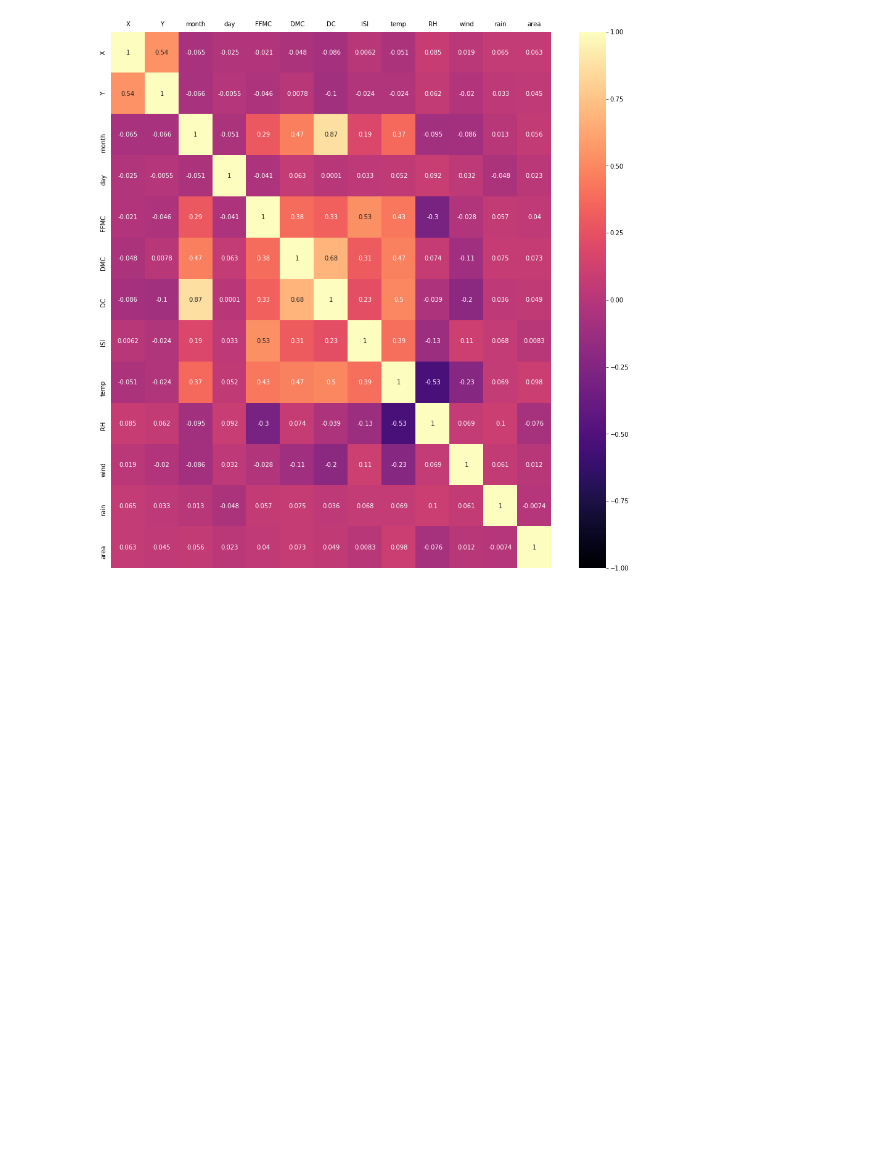
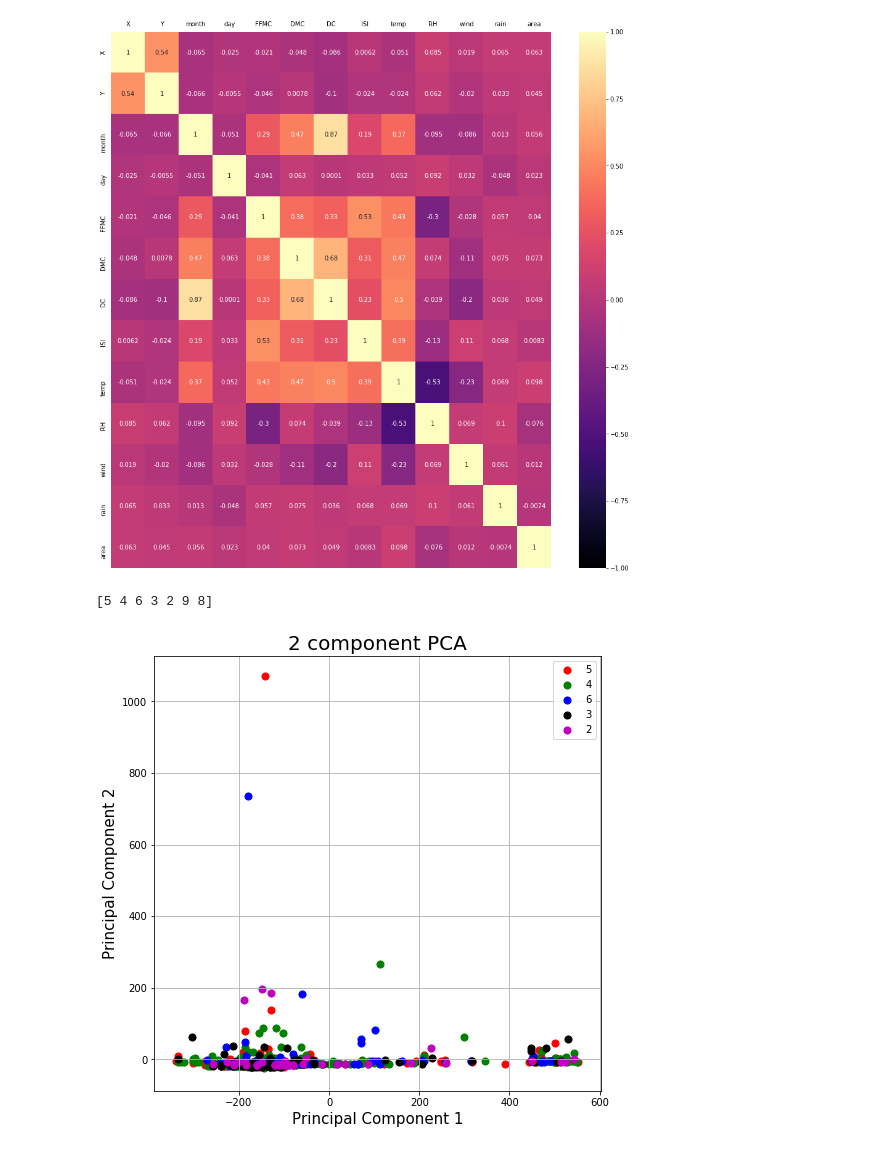
Before and after one commit to amirgamil/4641-Project, a Jupyter notebook: datasets/uci/Wildfire Prediction Notebook.ipynb, the cells around one changed output. Saved outputs shown, nothing was run; the diff lists cells and outputs as text; code cells hidden in the pictures; blank space fills up the shorter version.

Commit message:
added PCA to UCI dataset

```diff
--- a/datasets/uci/Wildfire Prediction Notebook.ipynb
+++ b/datasets/uci/Wildfire Prediction Notebook.ipynb
@@ -11,7 +12,7 @@ import calendar
 import seaborn as sns
 # %%
 # Import Dataset
-uci = pd.read_csv("4641-Project/datasets/uci/forestfires.csv")
+uci = pd.read_csv("forestfires.csv")
 # %%
 uci
 # %% [output]
@@ -65,3 +66,34 @@ ax = sns.heatmap(uci.corr(), annot=True, fmt='.2g', vmin=-1, vmax=1, center=0, c
 ax.tick_params(axis='both', which='both', labelsize=10, labelbottom = False, left=False, bottom=False, top = False, labeltop=True)
 # %% [output]
 [figure]
+# %%
+print(uci["Y"].unique())
+# %% [output]
+[5 4 6 3 2 9 8]
+# %%
+targets = uci["Y"].unique()
+X = uci.drop(columns=['Y'])
+colors = ['r', 'g', 'b', 'k', 'm']
+#project to 2D space so we can visualize it
+pca = PCA(n_components = 2)
+principalComponents = pca.fit_transform(X)
+principalDf = pd.DataFrame(data = principalComponents
+             , columns = ['principal component 1', 'principal component 2'])
+finalDf = pd.concat([principalDf, uci['Y']], axis = 1)
+
+fig = plt.figure(figsize = (8,8))
+ax = fig.add_subplot(1,1,1)
+ax.set_xlabel('Principal Component 1', fontsize = 15)
+ax.set_ylabel('Principal Component 2', fontsize = 15)
+ax.set_title('2 component PCA', fontsize = 20)
+
+for target, color in zip(targets,colors):
+    indicesToKeep = finalDf['Y'] == target
+    ax.scatter(finalDf.loc[indicesToKeep, 'principal component 1']
+               , finalDf.loc[indicesToKeep, 'principal component 2']
+               , c = color
+               , s = 50)
+ax.legend(targets)
+ax.grid()
+# %% [output]
+[figure, added]
```
Also changed, not shown: parts of 1 cell of this notebook.
